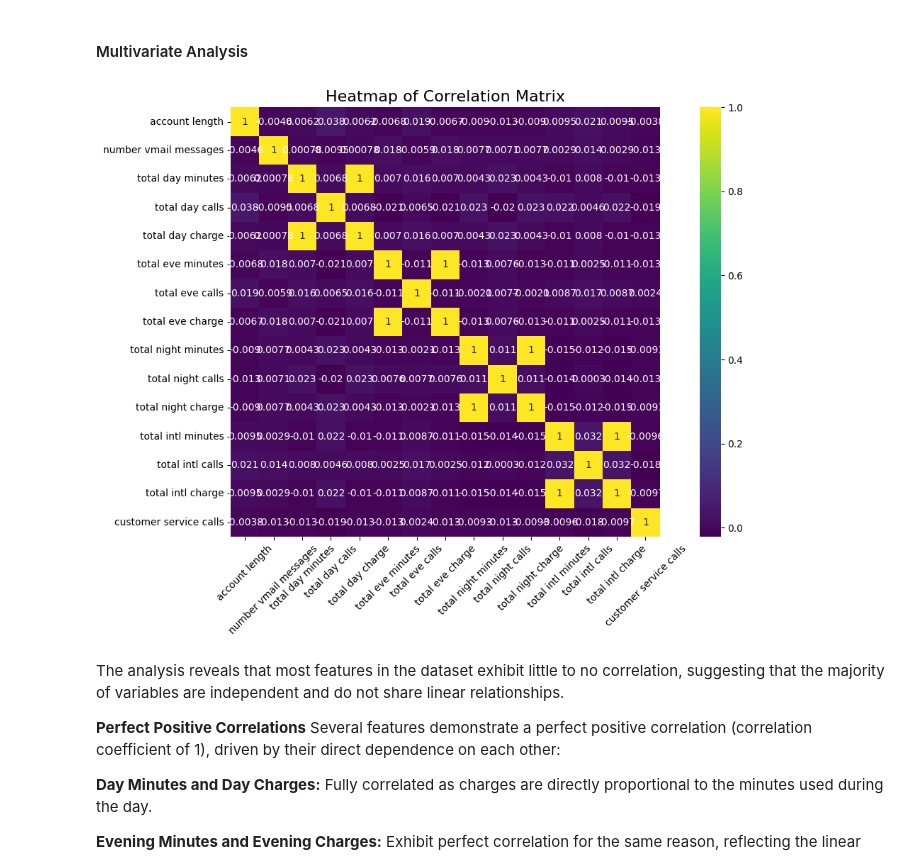
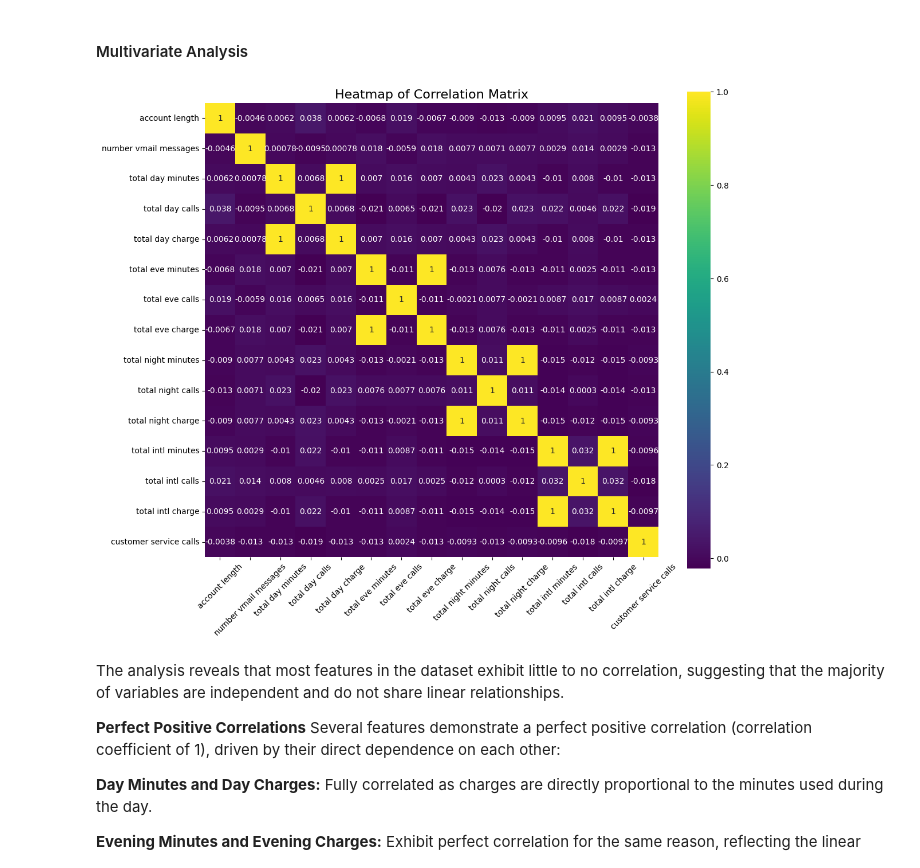
Before and after one commit to Damarispaul/prj-p3, a Jupyter notebook: Student.ipynb, the cells around one changed output. Saved outputs shown, nothing was run; the diff lists cells and outputs as text; code cells hidden in the pictures.

```diff
--- a/Student.ipynb
+++ b/Student.ipynb
@@ -360,18 +360,18 @@ From the plots there seem to be a clear relationship between the number of custo
 # %%
 # Calculate the correlation matrix
 correlation_matrix = numerical_df.corr()
 
 # Plot the heatmap
-plt.figure(figsize=(12, 8))
+plt.figure(figsize=(12, 10))
 sns.heatmap(correlation_matrix, annot=True, cmap="viridis", cbar=True, square=True)
 
 plt.title("Heatmap of Correlation Matrix", fontsize=16)
 plt.xticks(rotation=45)  # Rotate x-axis labels for better readability
 plt.yticks(rotation=0)   # Keep y-axis labels horizontal
 plt.tight_layout()       # Adjust layout to avoid label overlap
 plt.show()
 # %% [output]
-[figure, old version]
+[figure, new version]
 # %% [markdown]
 The analysis reveals that most features in the dataset exhibit little to no correlation, suggesting that the majority of variables are independent and do not share linear relationships.
 
```
Also changed, not shown: parts of 38 cells of this notebook, 3 other files.
